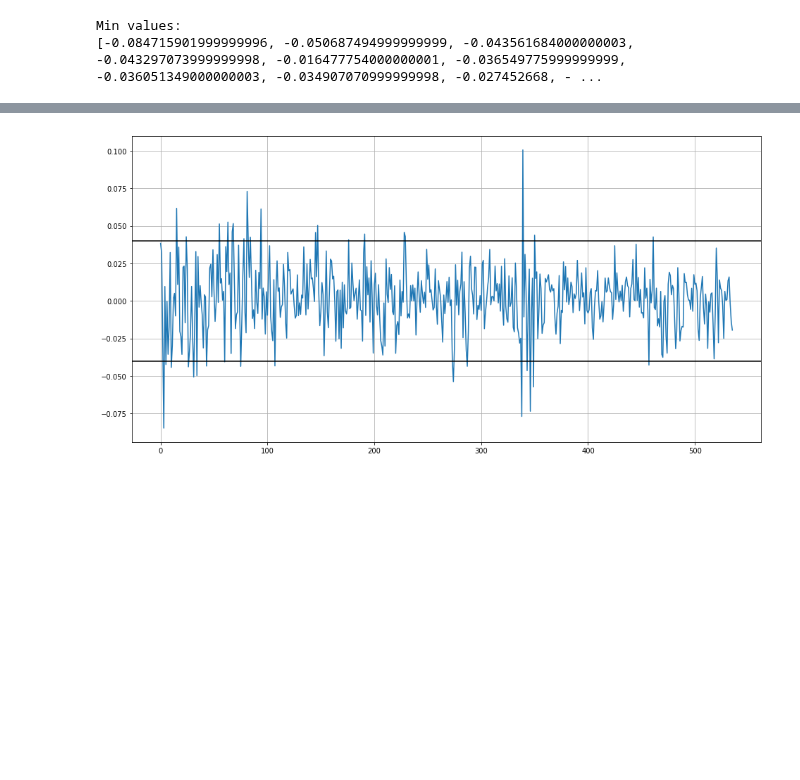
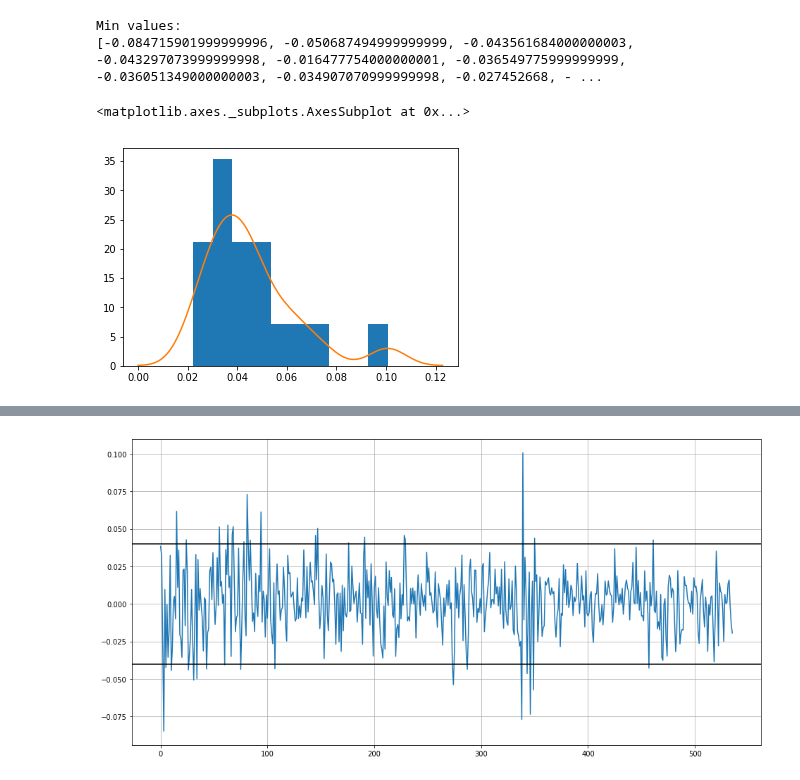
Before and after one commit to et4/stat, a Jupyter notebook: PT 5/main.ipynb, the cells around one changed output, grey strips where cells are left out. Saved outputs shown, nothing was run; the diff lists cells and outputs as text; code cells hidden in the pictures; blank space fills up the shorter version.

```diff
--- a/PT 5/main.ipynb
+++ b/PT 5/main.ipynb
@@ -64,4 +64,12 @@ Min values:
 # %%
 block_mm = {'block_max': block_max_distribution, 'block_min': block_min_distribution}
 pd.DataFrame(data=block_mm).to_csv('./block_mm.csv')
+# %%
+import seaborn as sns
+plt.hist(block_max_distribution, normed=True);
+# sns.distplot(block_max_distribution, kde_kws={"color": "k", "lw": 1, "label": "KDE", "bw": "3"});
+sns.kdeplot(block_max_distribution)
+# %% [output]
+<matplotlib.axes._subplots.AxesSubplot at 0x...>
+[figure, added]
 # %%
```
Also changed, not shown: parts of 25 cells of this notebook, 1 other file.
